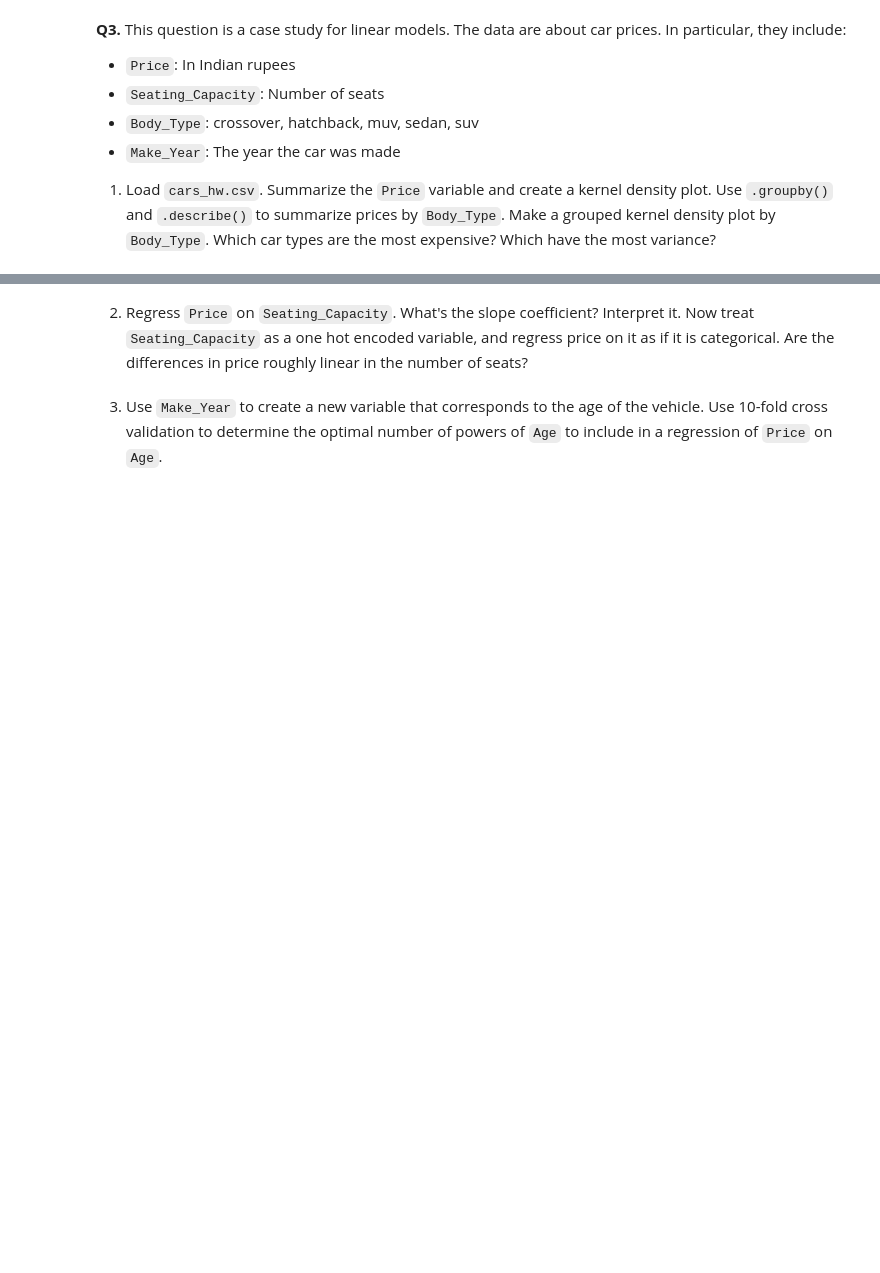
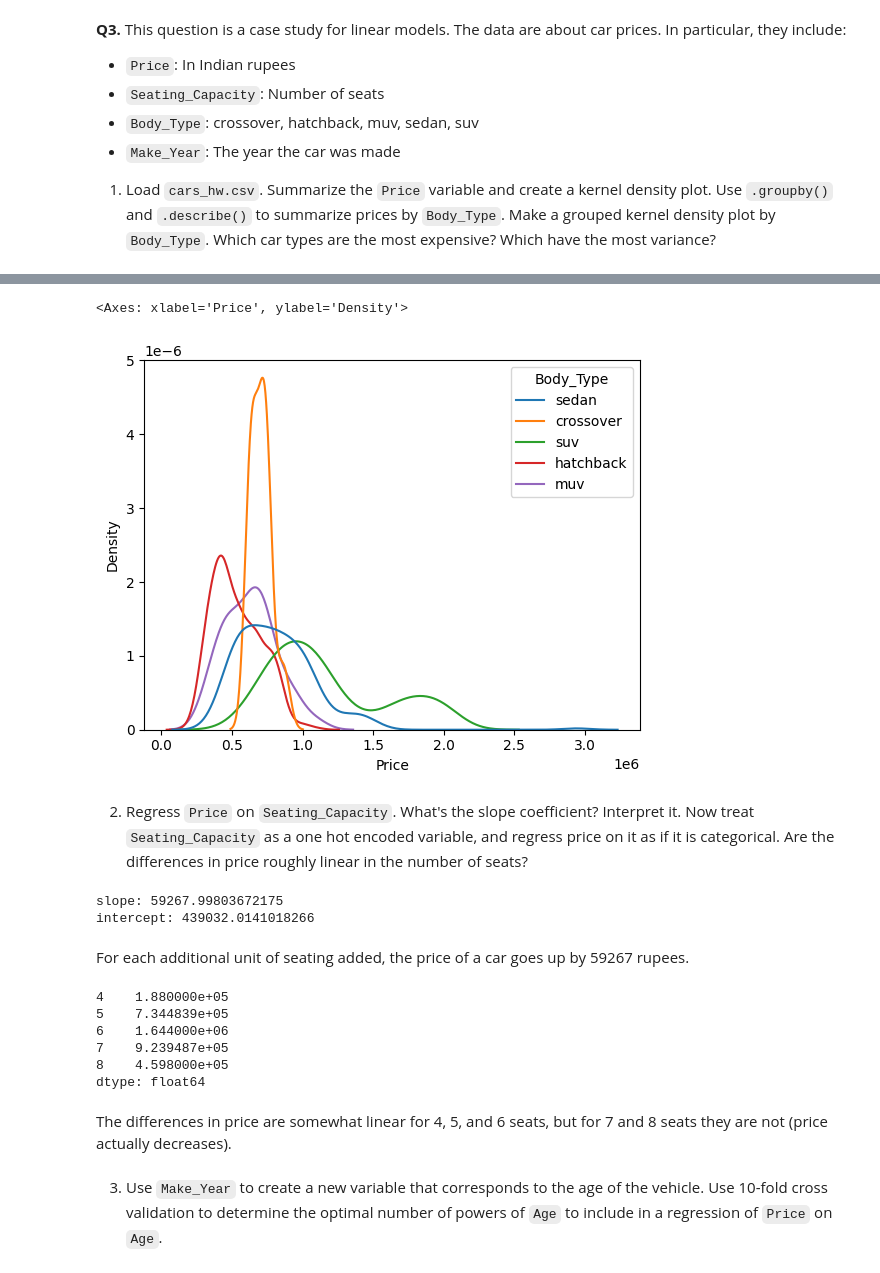
Before and after one commit to calvinpan1/ds3001_assignments, a Jupyter notebook: 03_assignment_linear_models.ipynb, the cells around one changed output, grey strips where cells are left out. Cells and saved outputs as stored; diff of their text form; code cells hidden in the pictures; blank space fills up the shorter version.

```diff
--- a/03_assignment_linear_models.ipynb
+++ b/03_assignment_linear_models.ipynb
@@ -308,4 +341,49 @@ None of our models are accurate at predicting prices: RMSEs are around 9k, which
+# %%
+sns.kdeplot(data=cars, x='Price', hue='Body_Type', common_norm = False)
+# %% [output]
+<Axes: xlabel='Price', ylabel='Density'>
+[figure, added]
 # %% [markdown]
 2. Regress `Price` on `Seating_Capacity`. What's the slope coefficient? Interpret it. Now treat `Seating_Capacity` as a one hot encoded variable, and regress price on it as if it is categorical. Are the differences in price roughly linear in the number of seats?
+# %%
+# Clean data
+cars['Price'] = pd.to_numeric(cars['Price'], errors='coerce')
+cars = cars.dropna()
+
+# Regress price on seating capacity
+Q2_X = cars[['Seating_Capacity']]
+Q2_y = cars['Price']
+
+# Fit model (with intercept)
+Q2_reg = LinearRegression(fit_intercept=True).fit(Q2_X, Q2_y)
+
+print("slope:", Q2_reg.coef_[0])
+print("intercept:", Q2_reg.intercept_)
+# %% [output]
+slope: 59267.99803672175
+intercept: 439032.0141018266
+# %% [markdown]
+For each additional unit of seating added, the price of a car goes up by 59267 rupees.
+# %%
+# Regress price on seating capacity dummies
+X = pd.get_dummies(cars['Seating_Capacity'])
+y = cars['Price']
+
+# Fit model (no intercept, full set of dummies)
+reg = LinearRegression(fit_intercept=False).fit(X, y)
+
+# Coefficients
+coef_table = pd.Series(reg.coef_, index=X.columns)
+
+print(coef_table)
+# %% [output]
+4    1.880000e+05
+5    7.344839e+05
+6    1.644000e+06
+7    9.239487e+05
+8    4.598000e+05
+dtype: float64
+# %% [markdown]
+The differences in price are somewhat linear for 4, 5, and 6 seats, but for 7 and 8 seats they are not (price actually decreases).
 # %% [markdown]
 3. Use `Make_Year` to create a new variable that corresponds to the age of the vehicle. Use 10-fold cross validation to determine the optimal number of powers of `Age` to include in a regression of `Price` on `Age`.
```
Also changed, not shown: parts of 30 cells of this notebook.
